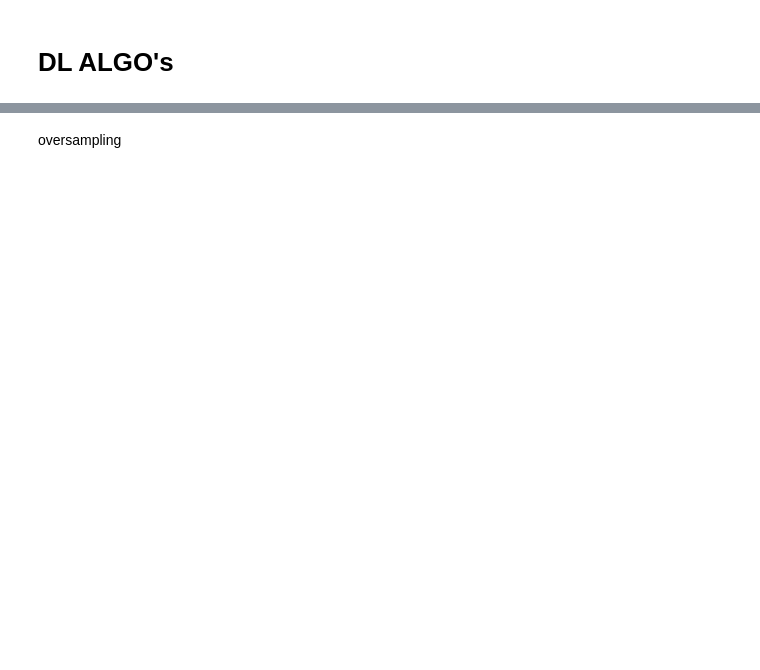
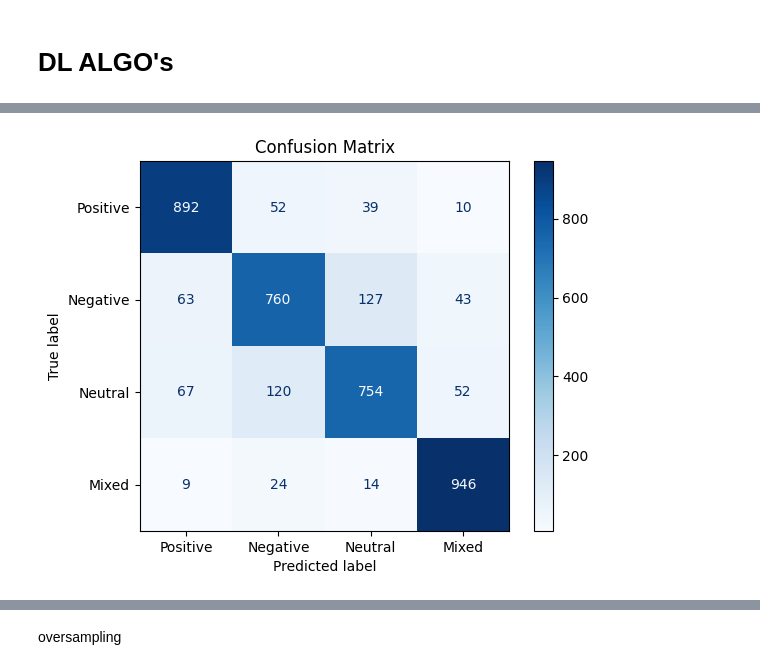
Before and after one commit to ashibullah/Romanian-Bangla-Sentiment-Analysis-NLP, a Jupyter notebook: RomanianBanglaSentimentAnalysis.ipynb, the cells around one changed output, grey strips where cells are left out. Saved outputs shown, nothing was run; the diff lists cells and outputs as text; code cells hidden in the pictures; blank space fills up the shorter version.

```diff
--- a/RomanianBanglaSentimentAnalysis.ipynb
+++ b/RomanianBanglaSentimentAnalysis.ipynb
@@ -139,0 +203,10 @@ Cleaned vocabulary exported to clean_vocab.txt
+# %%
+# Load clean vocab into a set
+with open("clean_vocab.txt", "r", encoding="utf-8") as f:
+    clean_vocab = set(f.read().splitlines())
+
+# Filter each sentence based on clean vocab
+def filter_text(text):
+    return ' '.join([word for word in text.split() if word in clean_vocab])
+
+df['Cleaned_Sentence'] = df['Sentence'].apply(filter_text)
@@ -181,0 +422,76 @@ Requirement already satisfied: mdurl~=0.1 in /usr/local/lib/python3.11/dist-pack
+# %%
+# Assuming df is already loaded
+texts = df['Sentence'].tolist()
+labels = df['Label'].tolist()
+
+# Tokenize and pad
+tokenizer = Tokenizer(num_words=20000, oov_token="<OOV>")
+tokenizer.fit_on_texts(texts)
+sequences = tokenizer.texts_to_sequences(texts)
+X = pad_sequences(sequences, maxlen=100, padding='post')
+y = np.array(labels).astype(int)
+
+# Choose either 'oversample' or 'undersample'
+SAMPLING_STRATEGY = 'oversample'  # Change to 'undersample' if needed
+
+if SAMPLING_STRATEGY == 'oversample':
+    sampler = RandomOverSampler(sampling_strategy='not majority', random_state=42)
+elif SAMPLING_STRATEGY == 'undersample':
+    sampler = RandomUnderSampler(sampling_strategy='not minority', random_state=42)
+else:
+    raise ValueError("Invalid SAMPLING_STRATEGY. Use 'oversample' or 'undersample'.")
+
+X_resampled, y_resampled = sampler.fit_resample(X, y)
+print(f"Resampled label distribution: {Counter(y_resampled)}")
+
+# Train-test split
+X_train, X_test, y_train, y_test = train_test_split(
+    X_resampled, y_resampled,
+    test_size=0.15,
+    stratify=y_resampled,
+    random_state=42
+)
+
+# Convert to proper format
+X_train = np.array(X_train)
+X_test = np.array(X_test)
+y_train = np.array(y_train)
+y_test = np.array(y_test)
+
+# Build model
+model = Sequential([
+    Embedding(input_dim=20000, output_dim=128),
+    Bidirectional(LSTM(64)),
+    Dropout(0.3),
+    Dense(64, activation='relu'),
+    Dense(4, activation='softmax')  # Adjust based on actual class count
+])
+model.compile(loss='sparse_categorical_crossentropy', optimizer='adam', metrics=['accuracy'])
+
+# Callbacks
+early_stop = EarlyStopping(monitor='val_loss', patience=2, restore_best_weights=True)
+
+# Class weights (optional, not typically used with resampling)
+class_weight_dict = None
+if SAMPLING_STRATEGY == 'none':
+    class_weights = compute_class_weight(class_weight='balanced', classes=np.unique(y_train), y=y_train)
+    class_weight_dict = dict(enumerate(class_weights))
+
+# Train
+model.fit(
+    X_train, y_train,
+    epochs=8,
+    batch_size=64,
+    validation_data=(X_test, y_test),
+    callbacks=[early_stop],
+    class_weight=class_weight_dict
+)
+# Predict
+y_pred = model.predict(X_test)
+y_pred_classes = np.argmax(y_pred, axis=1)
+
+# Evaluation
+print(classification_report(y_test, y_pred_classes, target_names=['Positive', 'Negative', 'Neutral', 'Mixed']))
+# Confusion matrix function (you need to define or import this)
+plot_confusion_matrix_fixed(y_test, y_pred_classes)
+# %% [output]
@@ -181,0 +515 @@ Requirement already satisfied: mdurl~=0.1 in /usr/local/lib/python3.11/dist-pack
+[figure, added]
```
Also changed, not shown: parts of 126 cells of this notebook.
